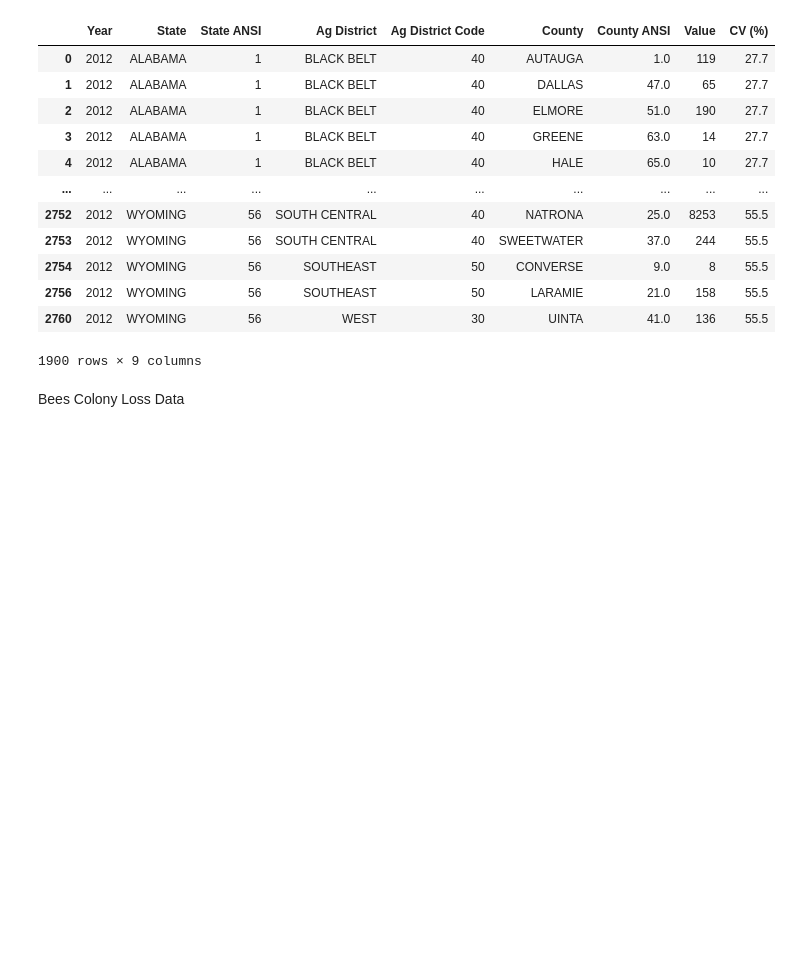
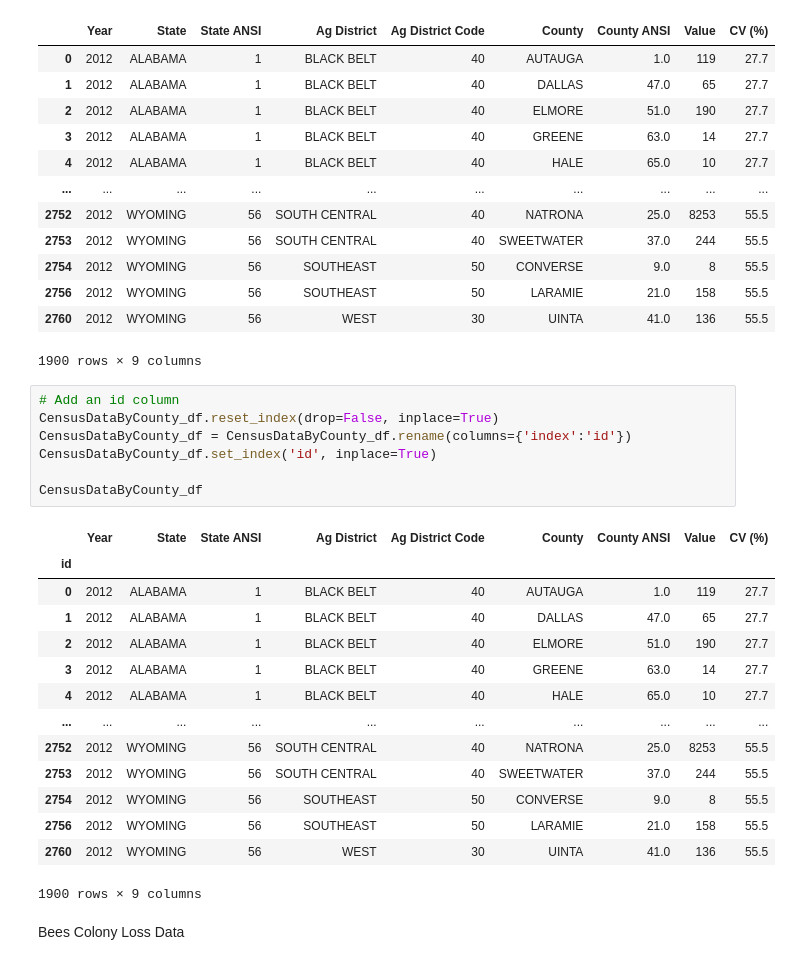
Before and after one commit to JasonAlfred/beeColonies, a Jupyter notebook: Draft SQL functions.ipynb, the cells around one changed output. Drawn from its saved outputs; the diff is of its cells as text; blank space fills up the shorter version.

```diff
--- a/Draft SQL functions.ipynb
+++ b/Draft SQL functions.ipynb
@@ -70,6 +70,28 @@ CensusDataByCounty_df
 | 2756 | 2012 | WYOMING | 56 | SOUTHEAST | 50 | LARAMIE | 21.0 | 158 | 55.5 |
 | 2760 | 2012 | WYOMING | 56 | WEST | 30 | UINTA | 41.0 | 136 | 55.5 |
 1900 rows × 9 columns
+# %%
+# Add an id column
+CensusDataByCounty_df.reset_index(drop=False, inplace=True)
+CensusDataByCounty_df = CensusDataByCounty_df.rename(columns={'index':'id'})
+CensusDataByCounty_df.set_index('id', inplace=True)
+
+CensusDataByCounty_df
+# %% [output]
+|  | Year | State | State ANSI | Ag District | Ag District Code | County | County ANSI | Value | CV (%) |
+| id |  |  |  |  |  |  |  |  |  |
+| 0 | 2012 | ALABAMA | 1 | BLACK BELT | 40 | AUTAUGA | 1.0 | 119 | 27.7 |
+| 1 | 2012 | ALABAMA | 1 | BLACK BELT | 40 | DALLAS | 47.0 | 65 | 27.7 |
+| 2 | 2012 | ALABAMA | 1 | BLACK BELT | 40 | ELMORE | 51.0 | 190 | 27.7 |
+| 3 | 2012 | ALABAMA | 1 | BLACK BELT | 40 | GREENE | 63.0 | 14 | 27.7 |
+| 4 | 2012 | ALABAMA | 1 | BLACK BELT | 40 | HALE | 65.0 | 10 | 27.7 |
+| ... | ... | ... | ... | ... | ... | ... | ... | ... | ... |
+| 2752 | 2012 | WYOMING | 56 | SOUTH CENTRAL | 40 | NATRONA | 25.0 | 8253 | 55.5 |
+| 2753 | 2012 | WYOMING | 56 | SOUTH CENTRAL | 40 | SWEETWATER | 37.0 | 244 | 55.5 |
+| 2754 | 2012 | WYOMING | 56 | SOUTHEAST | 50 | CONVERSE | 9.0 | 8 | 55.5 |
+| 2756 | 2012 | WYOMING | 56 | SOUTHEAST | 50 | LARAMIE | 21.0 | 158 | 55.5 |
+| 2760 | 2012 | WYOMING | 56 | WEST | 30 | UINTA | 41.0 | 136 | 55.5 |
+1900 rows × 9 columns
 # %% [markdown]
 Bees Colony Loss Data
 # %%
```
Also changed, not shown: parts of 5 cells of this notebook, 3 other files.
